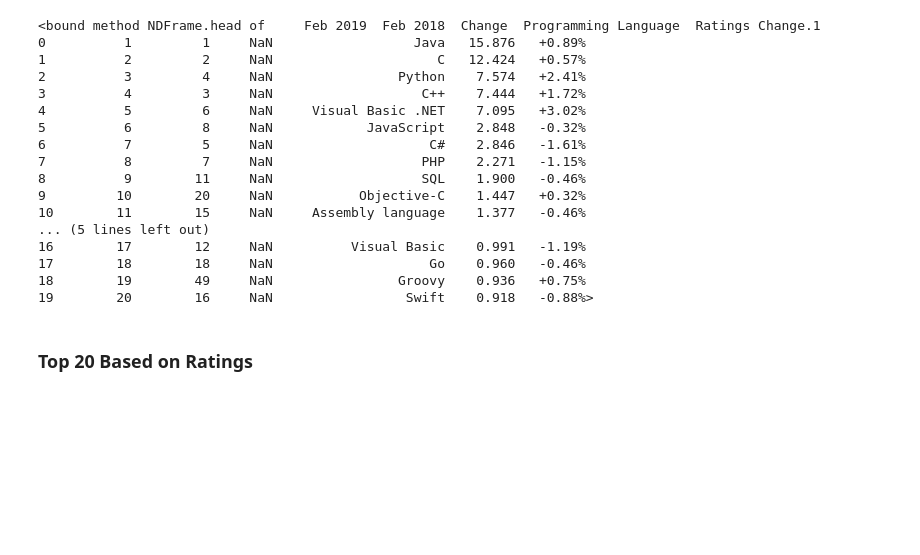
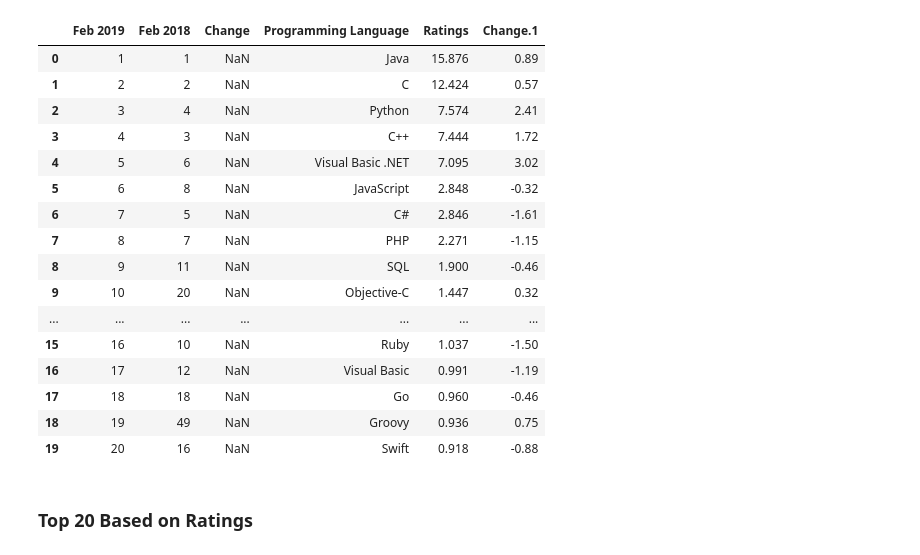
Before and after one commit to amrrs/visualize_tiobeindexpy, a Jupyter notebook: Visualize Programming Language Popularity using tiobeindexpy.ipynb, the cells around one changed output. Cells and saved outputs as stored; diff of their text form; code cells hidden in the pictures; blank space fills up the shorter version.

```diff
--- a/Visualize Programming Language Popularity using tiobeindexpy.ipynb
+++ b/Visualize Programming Language Popularity using tiobeindexpy.ipynb
@@ -8,25 +8,25 @@ sns.set(rc={'figure.figsize':(11.7,8.27)})
 # %%
 top_20 = tbpy.top_20()
 # %%
-top_20.head
+top_20
 # %% [output]
-<bound method NDFrame.head of     Feb 2019  Feb 2018  Change  Programming Language  Ratings Change.1
-0          1         1     NaN                  Java   15.876   +0.89%
-1          2         2     NaN                     C   12.424   +0.57%
-2          3         4     NaN                Python    7.574   +2.41%
-3          4         3     NaN                   C++    7.444   +1.72%
-4          5         6     NaN     Visual Basic .NET    7.095   +3.02%
-5          6         8     NaN            JavaScript    2.848   -0.32%
-6          7         5     NaN                    C#    2.846   -1.61%
-7          8         7     NaN                   PHP    2.271   -1.15%
-8          9        11     NaN                   SQL    1.900   -0.46%
-9         10        20     NaN           Objective-C    1.447   +0.32%
-10        11        15     NaN     Assembly language    1.377   -0.46%
-... (5 lines left out)
-16        17        12     NaN          Visual Basic    0.991   -1.19%
-17        18        18     NaN                    Go    0.960   -0.46%
-18        19        49     NaN                Groovy    0.936   +0.75%
-19        20        16     NaN                 Swift    0.918   -0.88%>
+|  | Feb 2019 | Feb 2018 | Change | Programming Language | Ratings | Change.1 |
+| 0 | 1 | 1 | NaN | Java | 15.876 | 0.89 |
+| 1 | 2 | 2 | NaN | C | 12.424 | 0.57 |
+| 2 | 3 | 4 | NaN | Python | 7.574 | 2.41 |
+| 3 | 4 | 3 | NaN | C++ | 7.444 | 1.72 |
+| 4 | 5 | 6 | NaN | Visual Basic .NET | 7.095 | 3.02 |
+| 5 | 6 | 8 | NaN | JavaScript | 2.848 | -0.32 |
+| 6 | 7 | 5 | NaN | C# | 2.846 | -1.61 |
+| 7 | 8 | 7 | NaN | PHP | 2.271 | -1.15 |
+| 8 | 9 | 11 | NaN | SQL | 1.900 | -0.46 |
+| 9 | 10 | 20 | NaN | Objective-C | 1.447 | 0.32 |
+| ... | ... | ... | ... | ... | ... | ... |
+| 15 | 16 | 10 | NaN | Ruby | 1.037 | -1.50 |
+| 16 | 17 | 12 | NaN | Visual Basic | 0.991 | -1.19 |
+| 17 | 18 | 18 | NaN | Go | 0.960 | -0.46 |
+| 18 | 19 | 49 | NaN | Groovy | 0.936 | 0.75 |
+| 19 | 20 | 16 | NaN | Swift | 0.918 | -0.88 |
 # %%
 top_20['Ratings'] = top_20.loc[:,'Ratings'].apply(lambda x: float(x.strip("%")))
 # %% [markdown]
```
Also changed, not shown: parts of 3 cells of this notebook, 1 other file.
